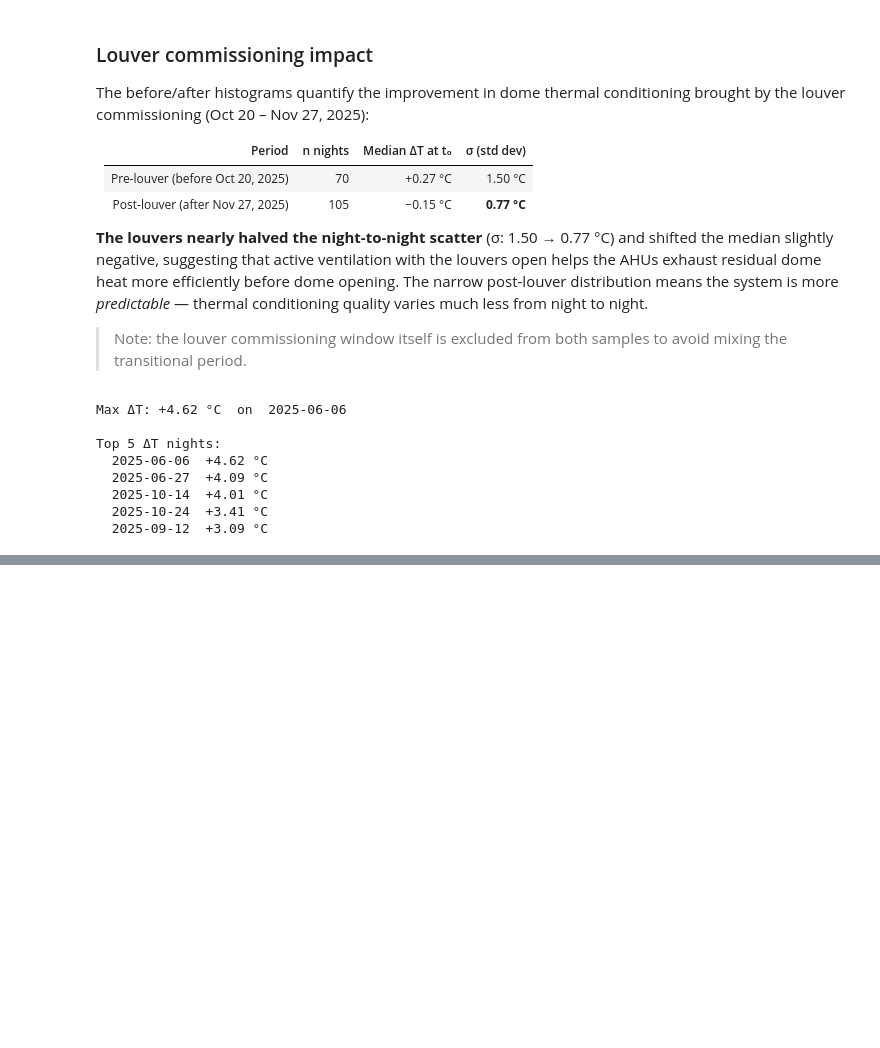
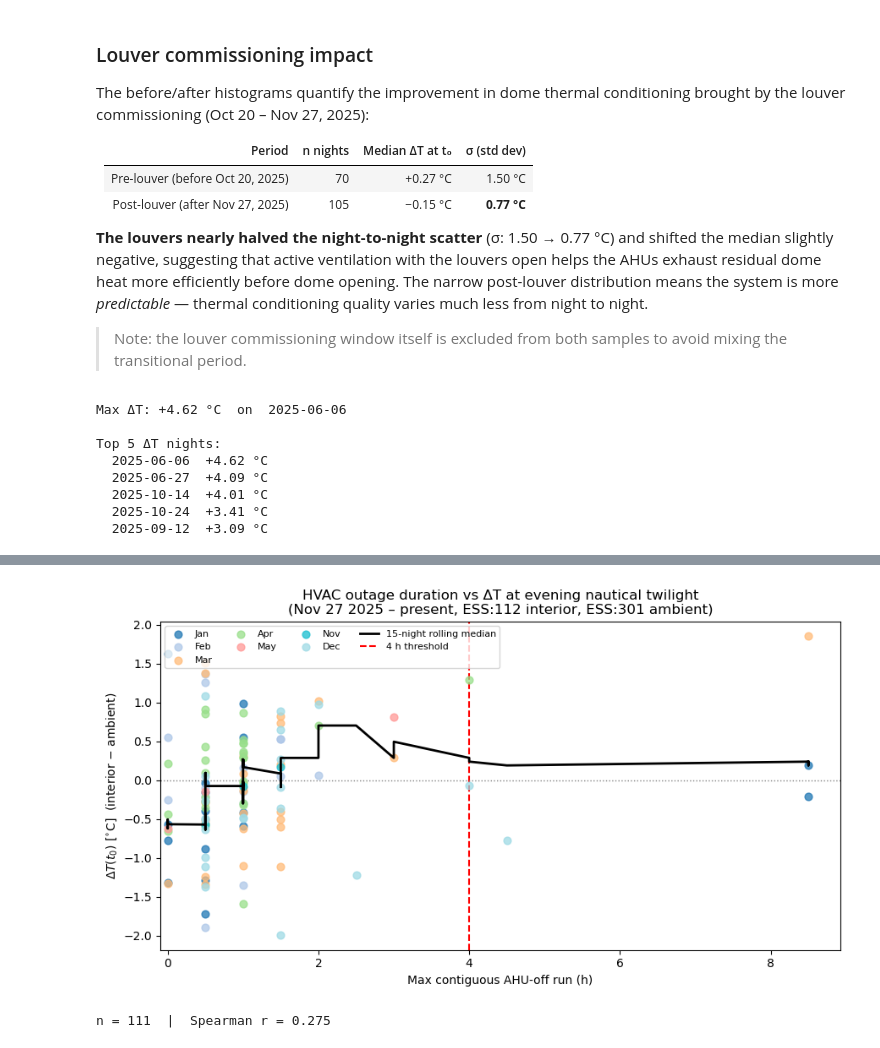
Before and after one commit to bstalder/notebooks, a Jupyter notebook: earlyoperations/HVAC_DaytimeThermalConditioning.ipynb, the cells around one changed output, grey strips where cells are left out. Saved outputs shown, nothing was run; the diff lists cells and outputs as text; code cells hidden in the pictures; blank space fills up the shorter version.

```diff
--- a/earlyoperations/HVAC_DaytimeThermalConditioning.ipynb
+++ b/earlyoperations/HVAC_DaytimeThermalConditioning.ipynb
@@ -926,0 +1042,10 @@ Top 5 ΔT nights:
+# %%
+import pandas as pd, numpy as np
+
+_df_out = pd.DataFrame(outage_records, columns=["night", "outage_h", "dT_at_t0"])
+_df_out["outage_h"]  = pd.to_numeric(_df_out["outage_h"],  errors="coerce")
+_df_out["dT_at_t0"] = pd.to_numeric(_df_out["dT_at_t0"], errors="coerce")
+print(f"Records : {len(_df_out)}")
+print(f"Valid dT: {_df_out['dT_at_t0'].notna().sum()}")
+print(f"Valid AHU outage: {_df_out['outage_h'].notna().sum()}")
+print(_df_out.describe().round(2))
@@ -926,0 +1065,45 @@ Top 5 ΔT nights:
+# %%
+import matplotlib.pyplot as plt
+import matplotlib.cm as cm
+import matplotlib.colors as mcolors
+import numpy as np
+
+# ── Prepare ───────────────────────────────────────────────────────────────────
+_df_p = _df_out.dropna(subset=["outage_h", "dT_at_t0"]).copy()
+_df_p["month"] = pd.to_datetime(_df_p["night"]).dt.month
+_df_p.sort_values("outage_h", inplace=True, ignore_index=True)
+
+# running median (window = min(15, N))
+_win = min(15, len(_df_p))
+_df_p["roll_med"] = _df_p["dT_at_t0"].rolling(_win, center=True, min_periods=3).median()
+
+# colour by month
+_months   = sorted(_df_p["month"].unique())
+_cmap_12  = cm.get_cmap("tab20", 12)
+_col_map  = {m: _cmap_12(m - 1) for m in range(1, 13)}
+
+fig, ax = plt.subplots(figsize=(9, 5))
+
+for m, grp in _df_p.groupby("month"):
+    ax.scatter(grp["outage_h"], grp["dT_at_t0"],
+               color=_col_map[m], alpha=0.75, s=40, zorder=3,
+               label=pd.Timestamp(2025, m, 1).strftime("%b"))
+
+ax.plot(_df_p["outage_h"], _df_p["roll_med"],
+        color="black", lw=2, label=f"{_win}-night rolling median", zorder=4)
+ax.axvline(4.0, color="red", ls="--", lw=1.5, label="4 h threshold")
+ax.axhline(0.0, color="gray", ls=":", lw=1)
+
+ax.set_xlabel("Max contiguous AHU-off run (h)")
+ax.set_ylabel(r"$\Delta T(t_0)\ \mathrm{[^{\circ}C]}$  (interior − ambient)")
+ax.set_title("HVAC outage duration vs ΔT at evening nautical twilight\n"
+             "(Nov 27 2025 – present, ESS:112 interior, ESS:301 ambient)")
+ax.legend(ncol=4, fontsize=8, loc="upper left")
+ax.set_xlim(left=-0.1)
+fig.tight_layout()
+plt.show()
+print(f"n = {len(_df_p)}  |  Spearman r = "
+      f"{_df_p[['outage_h','dT_at_t0']].corr(method='spearman').iloc[0,1]:.3f}")
+# %% [output]
+[figure, added]
+n = 111  |  Spearman r = 0.275
```
Also changed, not shown: parts of 5 cells of this notebook, 1 other file.
